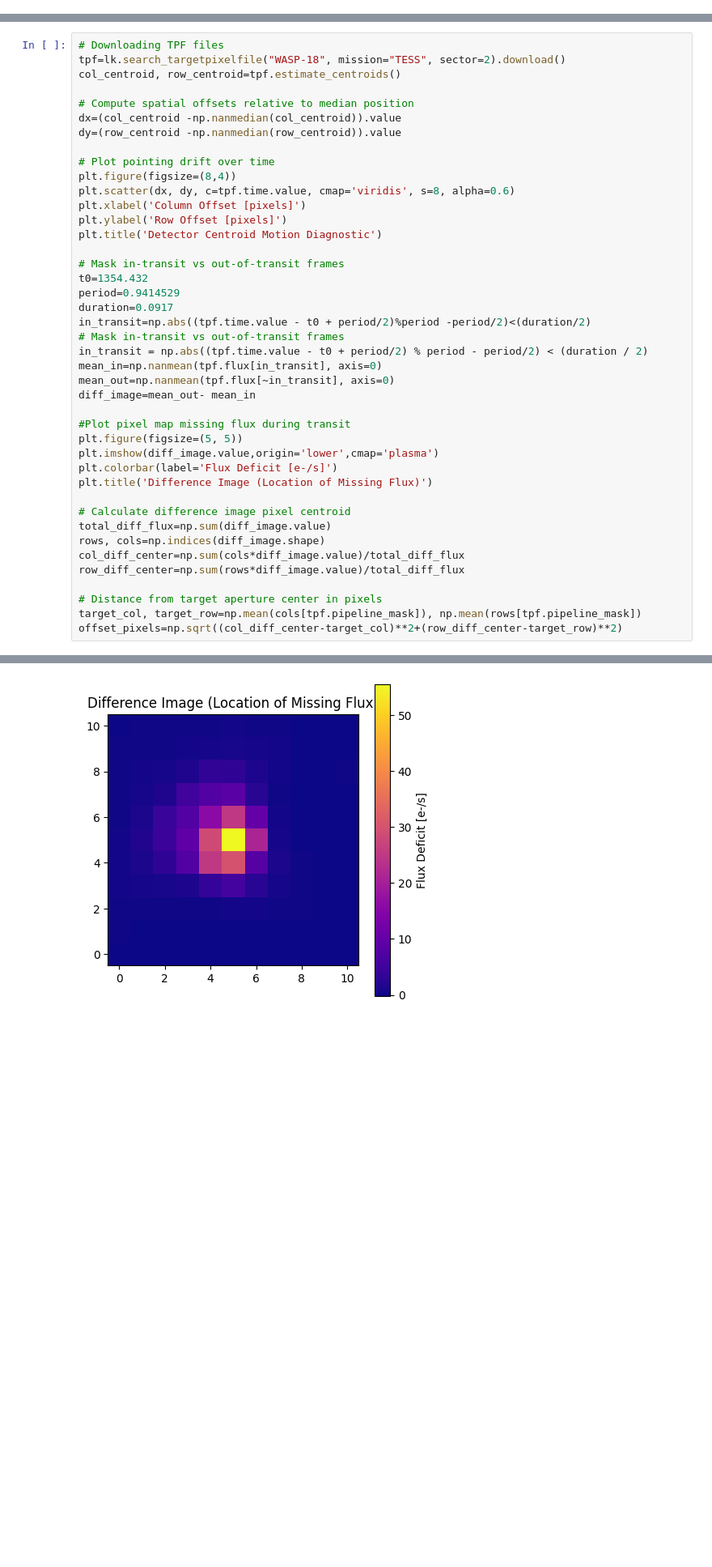
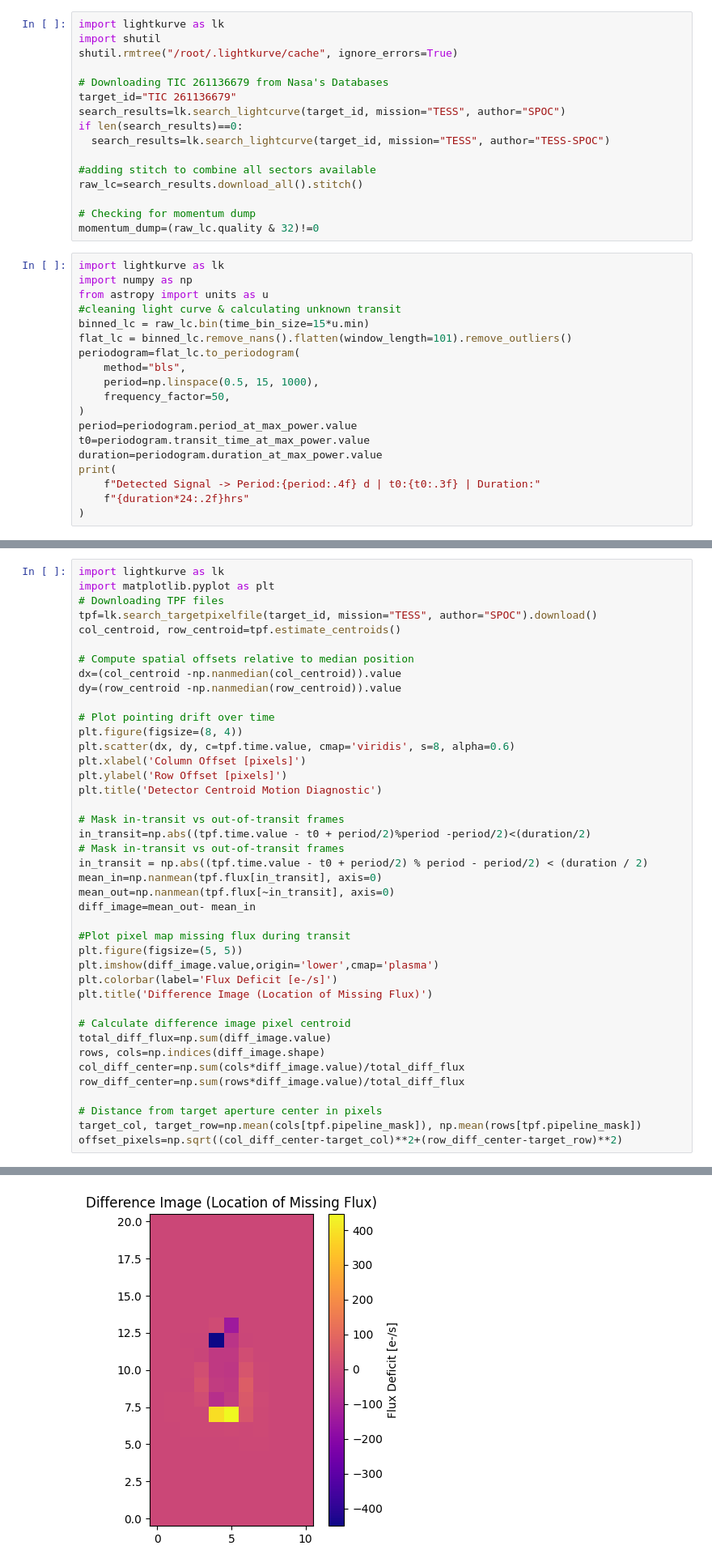
Before and after one commit to nourtamoujant/exoplanet-transit-detection, a Jupyter notebook: Exoplanet.ipynb, the cells around one changed output, grey strips where cells are left out. Shown at 81% size. Drawn from its saved outputs; the diff is of its cells as text; blank space fills up the shorter version.

```diff
--- a/Exoplanet.ipynb
+++ b/Exoplanet.ipynb
@@ -283,0 +319,35 @@ momentum_dump=(raw_lc.quality & 32)!=0
+# %%
+import lightkurve as lk
+import shutil
+shutil.rmtree("/root/.lightkurve/cache", ignore_errors=True)
+
+# Downloading TIC 261136679 from Nasa's Databases
+target_id="TIC 261136679"
+search_results=lk.search_lightcurve(target_id, mission="TESS", author="SPOC")
+if len(search_results)==0:
+  search_results=lk.search_lightcurve(target_id, mission="TESS", author="TESS-SPOC")
+
+#adding stitch to combine all sectors available
+raw_lc=search_results.download_all().stitch()
+
+# Checking for momentum dump
+momentum_dump=(raw_lc.quality & 32)!=0
+# %%
+import lightkurve as lk
+import numpy as np
+from astropy import units as u
+#cleaning light curve & calculating unknown transit
+binned_lc = raw_lc.bin(time_bin_size=15*u.min)
+flat_lc = binned_lc.remove_nans().flatten(window_length=101).remove_outliers()
+periodogram=flat_lc.to_periodogram(
+    method="bls",
+    period=np.linspace(0.5, 15, 1000),
+    frequency_factor=50,
+)
+period=periodogram.period_at_max_power.value
+t0=periodogram.transit_time_at_max_power.value
+duration=periodogram.duration_at_max_power.value
+print(
+    f"Detected Signal -> Period:{period:.4f} d | t0:{t0:.3f} | Duration:"
+    f"{duration*24:.2f}hrs"
+)
@@ -284,8 +358,10 @@ momentum_dump=(raw_lc.quality & 32)!=0
 # %% [markdown]
 7.2 Analyzing TPF files
 # %%
+import lightkurve as lk
+import matplotlib.pyplot as plt
 # Downloading TPF files
-tpf=lk.search_targetpixelfile("WASP-18", mission="TESS", sector=2).download()
+tpf=lk.search_targetpixelfile(target_id, mission="TESS", author="SPOC").download()
 col_centroid, row_centroid=tpf.estimate_centroids()
 
 # Compute spatial offsets relative to median position
@@ -293,16 +369,13 @@ dx=(col_centroid -np.nanmedian(col_centroid)).value
 dy=(row_centroid -np.nanmedian(row_centroid)).value
 
 # Plot pointing drift over time
-plt.figure(figsize=(8,4))
+plt.figure(figsize=(8, 4))
 plt.scatter(dx, dy, c=tpf.time.value, cmap='viridis', s=8, alpha=0.6)
 plt.xlabel('Column Offset [pixels]')
 plt.ylabel('Row Offset [pixels]')
 plt.title('Detector Centroid Motion Diagnostic')
 
 # Mask in-transit vs out-of-transit frames
-t0=1354.432
-period=0.9414529
-duration=0.0917
 in_transit=np.abs((tpf.time.value - t0 + period/2)%period -period/2)<(duration/2)
 # Mask in-transit vs out-of-transit frames
 in_transit = np.abs((tpf.time.value - t0 + period/2) % period - period/2) < (duration / 2)
@@ -330,3 +403,3 @@ offset_pixels=np.sqrt((col_diff_center-target_col)**2+(row_diff_center-target_ro
-[figure, old version]
+[figure, new version]
 # %% [markdown]
 7.3 Printing the results
```
Also changed, not shown: parts of 10 cells of this notebook.
